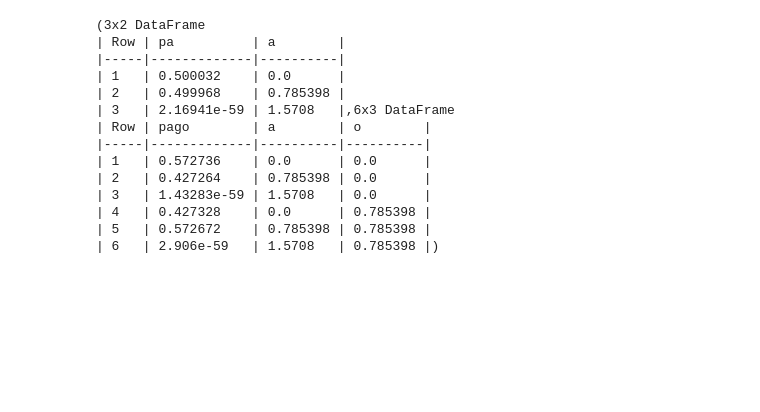
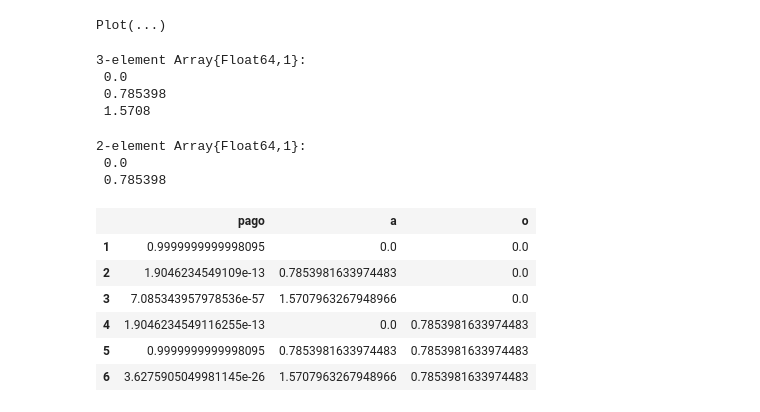
Before and after one commit to tgenewein/BoundedRationalityAbstractionAndHierarchicalDecisionMaking, a Jupyter notebook: RateDistortionDecisionMaking.ipynb, the cells around one changed output. Saved outputs shown, nothing was run; the diff lists cells and outputs as text; code cells hidden in the pictures; blank space fills up the shorter version.

```diff
--- a/RateDistortionDecisionMaking.ipynb
+++ b/RateDistortionDecisionMaking.ipynb
@@ -7,7 +7,7 @@ using BlahutArimoto
 
 card_x = 3 #cardinality x
 card_ϕ = 2 #cardinality ϕ
-β = 1 #inverse temperature
+β = 100 #inverse temperature
 ε = 0.000001 #convergence critetion for BAiterations
 maxiter = 5000 #maximum number of BA iterations
 
@@ -77,21 +59,43 @@ Warning: Method definition dot(Array{T,N},Array{T,N})
 # %%
 #visualize solution
 
+using Gadfly
+
 #transform result into dataframe
 #BAresult2DataFrame(px,pxgϕ,xvec,ϕvec,map(string,xvec),map(string,ϕvec))
-BAresult2DataFrame(px,pxgϕ,xvec,ϕvec)
+px_df, pxgϕ_df = BAresult2DataFrame(px,pxgϕ,xvec,ϕvec)
+
+plot(pxgϕ_df, x="o", y="a", color="pago", Geom.rectbin)
+
+#TODO: make sure that rectangles are centered exactly on (xvec,ϕvec) pairs
+#TODO: make ticks equal the entries in xvec, ϕvec
+#TODO: make sure tick-labels are correct
+#TODO: label axes correctly
+
+
+#TODO: different case when the strings are provided
 # %% [output]
-(3x2 DataFrame
-| Row | pa          | a        |
-|-----|-------------|----------|
-| 1   | 0.500032    | 0.0      |
-| 2   | 0.499968    | 0.785398 |
-| 3   | 2.16941e-59 | 1.5708   |,6x3 DataFrame
-| Row | pago        | a        | o        |
-|-----|-------------|----------|----------|
-| 1   | 0.572736    | 0.0      | 0.0      |
-| 2   | 0.427264    | 0.785398 | 0.0      |
-| 3   | 1.43283e-59 | 1.5708   | 0.0      |
-| 4   | 0.427328    | 0.0      | 0.785398 |
-| 5   | 0.572672    | 0.785398 | 0.785398 |
-| 6   | 2.906e-59   | 1.5708   | 0.785398 |)
+Plot(...)
+# %%
+xvec
+# %% [output]
+3-element Array{Float64,1}:
+ 0.0
+ 0.785398
+ 1.5708
+# %%
+ϕvec
+# %% [output]
+2-element Array{Float64,1}:
+ 0.0
+ 0.785398
+# %%
+pxgϕ_df
+# %% [output]
+|  | pago | a | o |
+| 1 | 0.9999999999998095 | 0.0 | 0.0 |
+| 2 | 1.9046234549109e-13 | 0.7853981633974483 | 0.0 |
+| 3 | 7.085343957978536e-57 | 1.5707963267948966 | 0.0 |
+| 4 | 1.9046234549116255e-13 | 0.0 | 0.7853981633974483 |
+| 5 | 0.9999999999998095 | 0.7853981633974483 | 0.7853981633974483 |
+| 6 | 3.6275905049981145e-26 | 1.5707963267948966 | 0.7853981633974483 |
```
Also changed, not shown: parts of 3 cells of this notebook, 2 other files.
